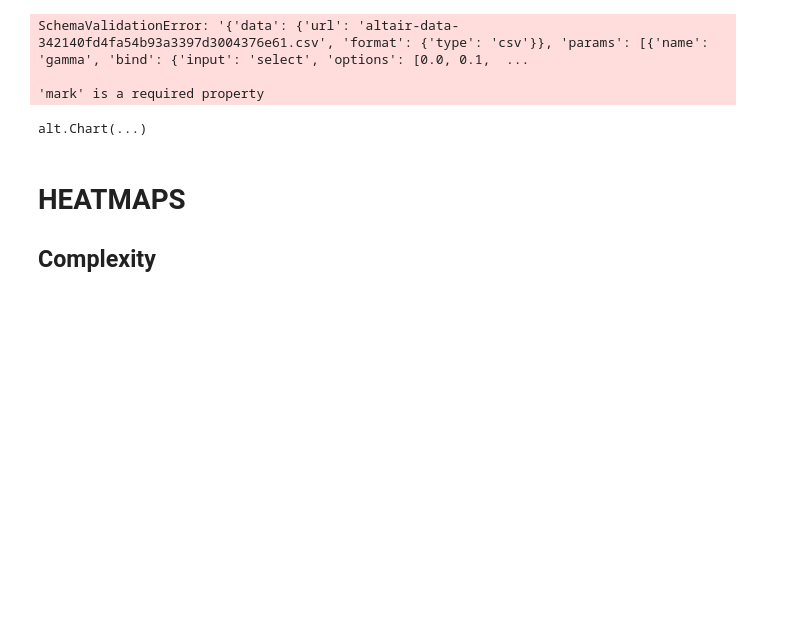
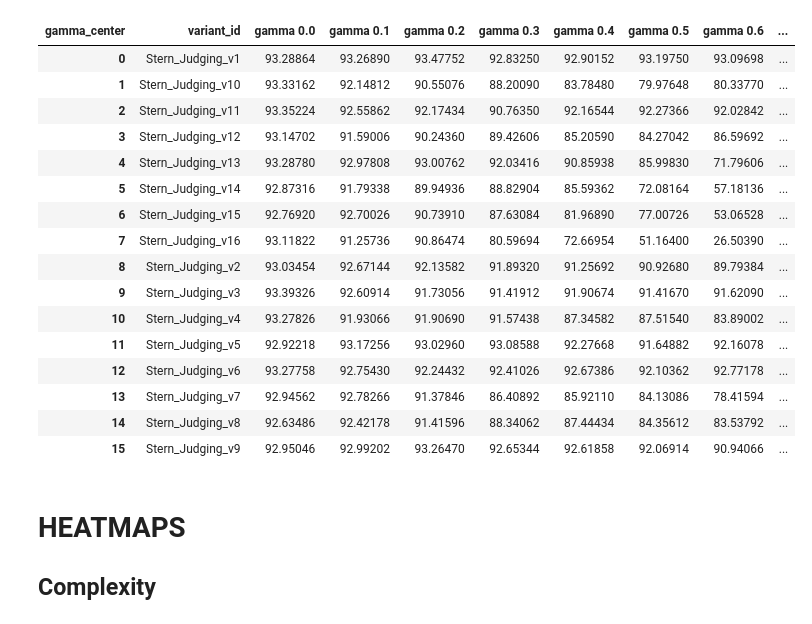
Before and after one commit to cfonsecahenrique/SNARE, a Jupyter notebook: results_reader.ipynb, the cells around one changed output. Drawn from its saved outputs; the diff is of its cells as text; code cells hidden in the pictures; blank space fills up the shorter version.

Commit message:
before all_norm changes

```diff
--- a/results_reader.ipynb
+++ b/results_reader.ipynb
@@ -95,4 +58,26 @@ agg_df
 # %%
+# Pick norm
+chosen_norm = "SternJudging"
+norm_df = merged_df[merged_df.norm == chosen_norm].copy()
+norm_df["is_base"] = norm_df["variant_id"].str.endswith("_v1")
+
+# If your results use a different name (e.g., "gamma_gaussian_n"),
+# rename it once so plots are consistent:
+if "gamma_center" not in norm_df.columns and "gamma_gaussian_n" in norm_df.columns:
+    norm_df = norm_df.rename(columns={"gamma_gaussian_n": "gamma_center"})
+
+# Aggregate per variant & gamma, carry DNF info (constant per variant)
+agg_df = (
+    norm_df
+    .groupby(["variant_id", "DNF_literals", "Emotion_Leniency", "gamma_center", "is_base"], as_index=False)
+    .agg(
+        avg_coop=("average_cooperation", "mean"),
+        std_coop=("average_cooperation", "std"),
+        DNF=("DNF", "first")
+    )
+    .sort_values(["variant_id", "gamma_center"])
+)
+
 # Make a percent-friendly copy
 plot_df = agg_df.copy()
 
@@ -214,10 +148,38 @@ chart
-# %%
-base
-# %% [output]
-SchemaValidationError: '{'data': {'url': 'altair-data-342140fd4fa54b93a3397d3004376e61.csv', 'format': {'type': 'csv'}}, 'params': [{'name': 'gamma', 'bind': {'input': 'select', 'options': [0.0, 0.1,  ...
-
-'mark' is a required property
-alt.Chart(...)
+# %%
+
+# Pivot: rows = variant_id, cols = gamma_center
+pivot_df = plot_df.pivot_table(
+    index="variant_id",
+    columns="gamma_center",
+    values="avg_coop_percent",
+    aggfunc="mean"   # though already averaged
+).reset_index()
+
+# Optional: rename gamma columns for clarity (e.g., "gamma 0.0")
+pivot_df = pivot_df.rename(
+    columns={g: f"gamma {g}" for g in pivot_df.columns if isinstance(g, (int, float))}
+)
+
+# Check result
+pivot_df
+# %% [output]
+| gamma_center | variant_id | gamma 0.0 | gamma 0.1 | gamma 0.2 | gamma 0.3 | gamma 0.4 | gamma 0.5 | gamma 0.6 | ... |
+| 0 | Stern_Judging_v1 | 93.28864 | 93.26890 | 93.47752 | 92.83250 | 92.90152 | 93.19750 | 93.09698 | ... |
+| 1 | Stern_Judging_v10 | 93.33162 | 92.14812 | 90.55076 | 88.20090 | 83.78480 | 79.97648 | 80.33770 | ... |
+| 2 | Stern_Judging_v11 | 93.35224 | 92.55862 | 92.17434 | 90.76350 | 92.16544 | 92.27366 | 92.02842 | ... |
+| 3 | Stern_Judging_v12 | 93.14702 | 91.59006 | 90.24360 | 89.42606 | 85.20590 | 84.27042 | 86.59692 | ... |
+| 4 | Stern_Judging_v13 | 93.28780 | 92.97808 | 93.00762 | 92.03416 | 90.85938 | 85.99830 | 71.79606 | ... |
+| 5 | Stern_Judging_v14 | 92.87316 | 91.79338 | 89.94936 | 88.82904 | 85.59362 | 72.08164 | 57.18136 | ... |
+| 6 | Stern_Judging_v15 | 92.76920 | 92.70026 | 90.73910 | 87.63084 | 81.96890 | 77.00726 | 53.06528 | ... |
+| 7 | Stern_Judging_v16 | 93.11822 | 91.25736 | 90.86474 | 80.59694 | 72.66954 | 51.16400 | 26.50390 | ... |
+| 8 | Stern_Judging_v2 | 93.03454 | 92.67144 | 92.13582 | 91.89320 | 91.25692 | 90.92680 | 89.79384 | ... |
+| 9 | Stern_Judging_v3 | 93.39326 | 92.60914 | 91.73056 | 91.41912 | 91.90674 | 91.41670 | 91.62090 | ... |
+| 10 | Stern_Judging_v4 | 93.27826 | 91.93066 | 91.90690 | 91.57438 | 87.34582 | 87.51540 | 83.89002 | ... |
+| 11 | Stern_Judging_v5 | 92.92218 | 93.17256 | 93.02960 | 93.08588 | 92.27668 | 91.64882 | 92.16078 | ... |
+| 12 | Stern_Judging_v6 | 93.27758 | 92.75430 | 92.24432 | 92.41026 | 92.67386 | 92.10362 | 92.77178 | ... |
+| 13 | Stern_Judging_v7 | 92.94562 | 92.78266 | 91.37846 | 86.40892 | 85.92110 | 84.13086 | 78.41594 | ... |
+| 14 | Stern_Judging_v8 | 92.63486 | 92.42178 | 91.41596 | 88.34062 | 87.44434 | 84.35612 | 83.53792 | ... |
+| 15 | Stern_Judging_v9 | 92.95046 | 92.99202 | 93.26470 | 92.65344 | 92.61858 | 92.06914 | 90.94066 | ... |
 # %% [markdown]
 # HEATMAPS
 ## Complexity
```
Also changed, not shown: parts of 10 cells of this notebook, 10 other files.
